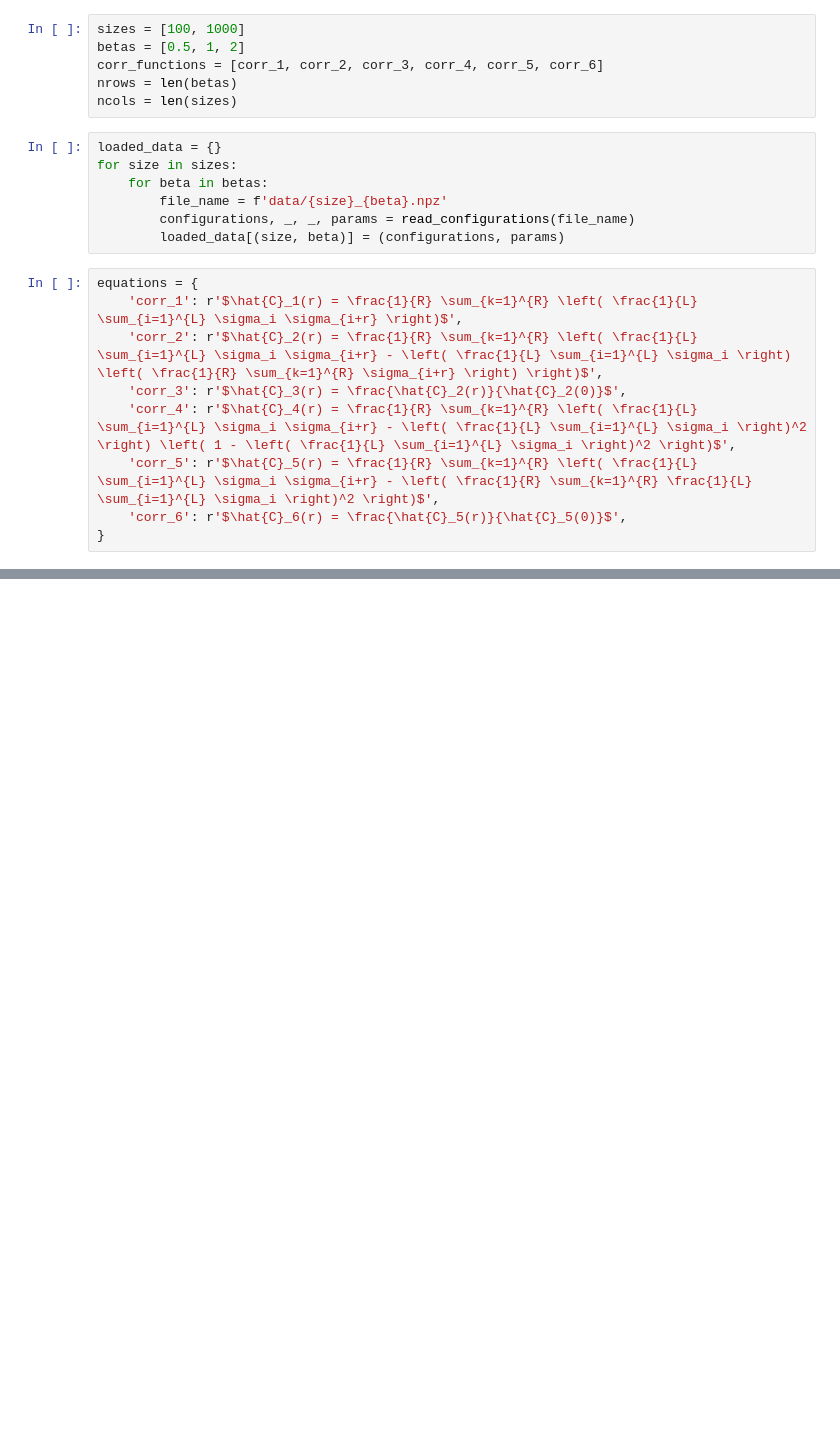
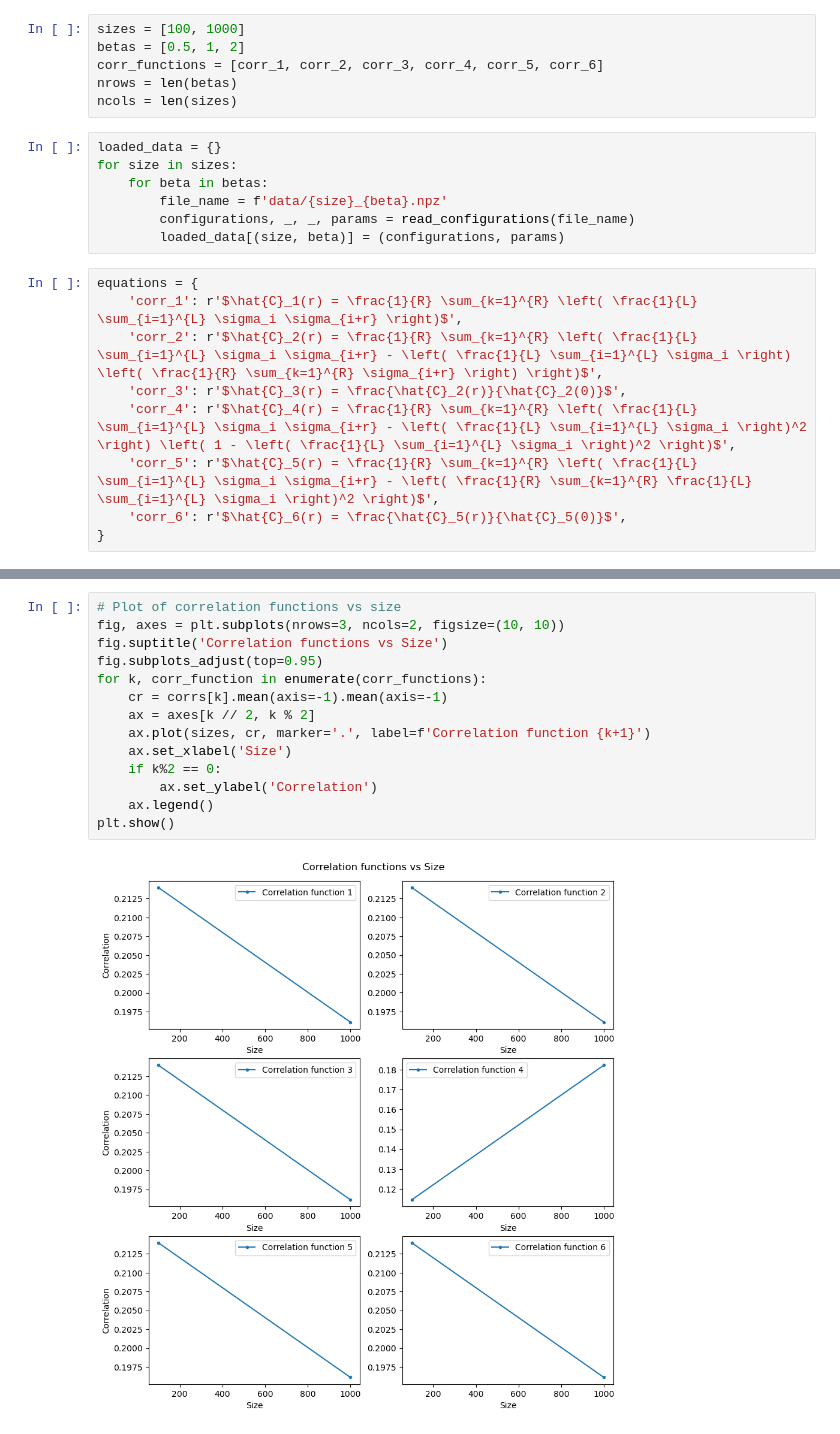
Before and after one commit to shivom-gupta/Thesis, a Jupyter notebook: corr_funcs.ipynb, the cells around one changed output, grey strips where cells are left out. Saved outputs shown, nothing was run; the diff lists cells and outputs as text; blank space fills up the shorter version.

```diff
--- a/corr_funcs.ipynb
+++ b/corr_funcs.ipynb
@@ -90,0 +133,16 @@ for k, corr_function in enumerate(corr_functions):
+# %%
+# Plot of correlation functions vs size
+fig, axes = plt.subplots(nrows=3, ncols=2, figsize=(10, 10))
+fig.suptitle('Correlation functions vs Size')
+fig.subplots_adjust(top=0.95)
+for k, corr_function in enumerate(corr_functions):
+    cr = corrs[k].mean(axis=-1).mean(axis=-1)
+    ax = axes[k // 2, k % 2]
+    ax.plot(sizes, cr, marker='.', label=f'Correlation function {k+1}')
+    ax.set_xlabel('Size')
+    if k%2 == 0:
+        ax.set_ylabel('Correlation')
+    ax.legend()
+plt.show()
+# %% [output]
+[figure, added]
```
Also changed, not shown: parts of 9 cells of this notebook, 26 other files.
